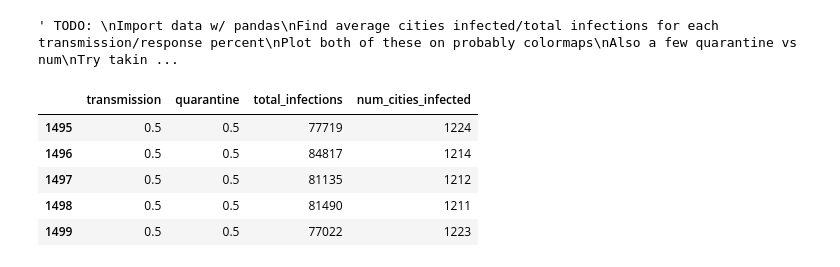
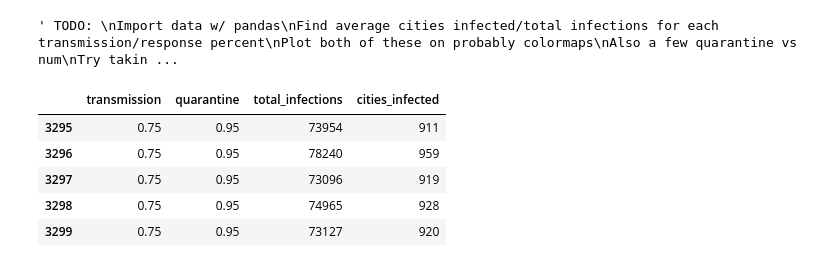
Before and after one commit to LucyWilcox/Plague, a Jupyter notebook: code/csv_plotting.ipynb, the cells around one changed output. Drawn from its saved outputs; the diff is of its cells as text; code cells hidden in the pictures.

```diff
--- a/code/csv_plotting.ipynb
+++ b/code/csv_plotting.ipynb
@@ -29,16 +60,16 @@ COLORS = ['#8dd3c7','#ffffb3','#bebada','#fb8072','#80b1d3','#fdb462',
 # %%
 # Load the output files into Pandas DataFrames for easy parsing
-all_file = "output.csv"
-node_file = "hub_out.csv"
+all_file = "any_city_sim.csv"
+hub_file = "hub_city_sim.csv"
 all_quaran = pd.read_csv(all_file)
-node_quaran = pd.read_csv(node_file)
+hub_quaran = pd.read_csv(hub_file)
 # %%
-node_quaran.tail()
+hub_quaran.tail()
 # %% [output]
-|  | transmission | quarantine | total_infections | num_cities_infected |
-| 1495 | 0.5 | 0.5 | 77719 | 1224 |
-| 1496 | 0.5 | 0.5 | 84817 | 1214 |
-| 1497 | 0.5 | 0.5 | 81135 | 1212 |
-| 1498 | 0.5 | 0.5 | 81490 | 1211 |
-| 1499 | 0.5 | 0.5 | 77022 | 1223 |
+|  | transmission | quarantine | total_infections | cities_infected |
+| 3295 | 0.75 | 0.95 | 73954 | 911 |
+| 3296 | 0.75 | 0.95 | 78240 | 959 |
+| 3297 | 0.75 | 0.95 | 73096 | 919 |
+| 3298 | 0.75 | 0.95 | 74965 | 928 |
+| 3299 | 0.75 | 0.95 | 73127 | 920 |
 # %%
```
Also changed, not shown: parts of 30 cells of this notebook, 2 other files.
